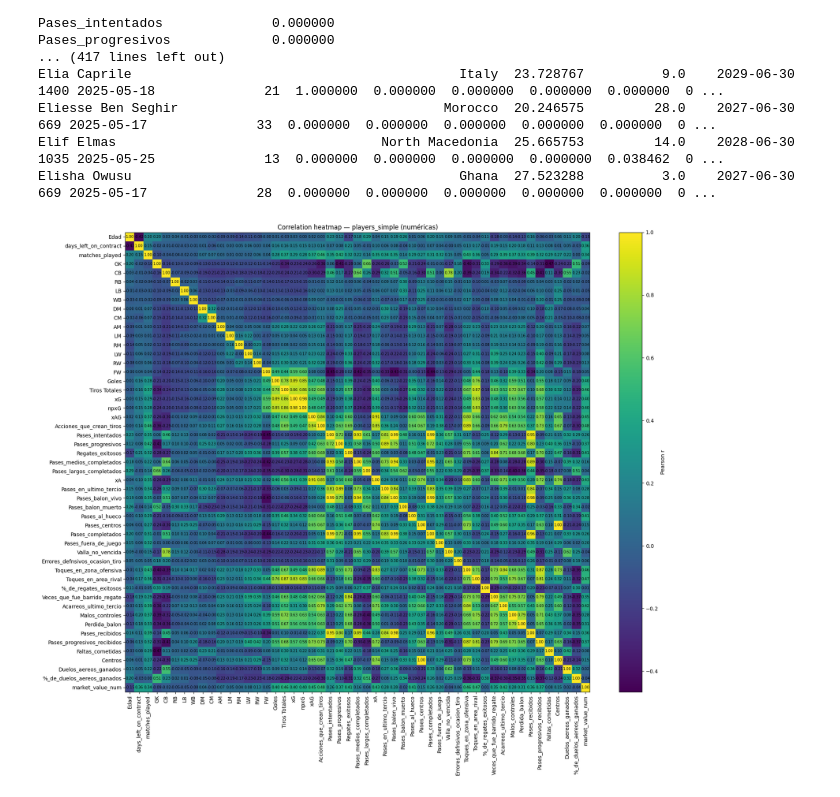
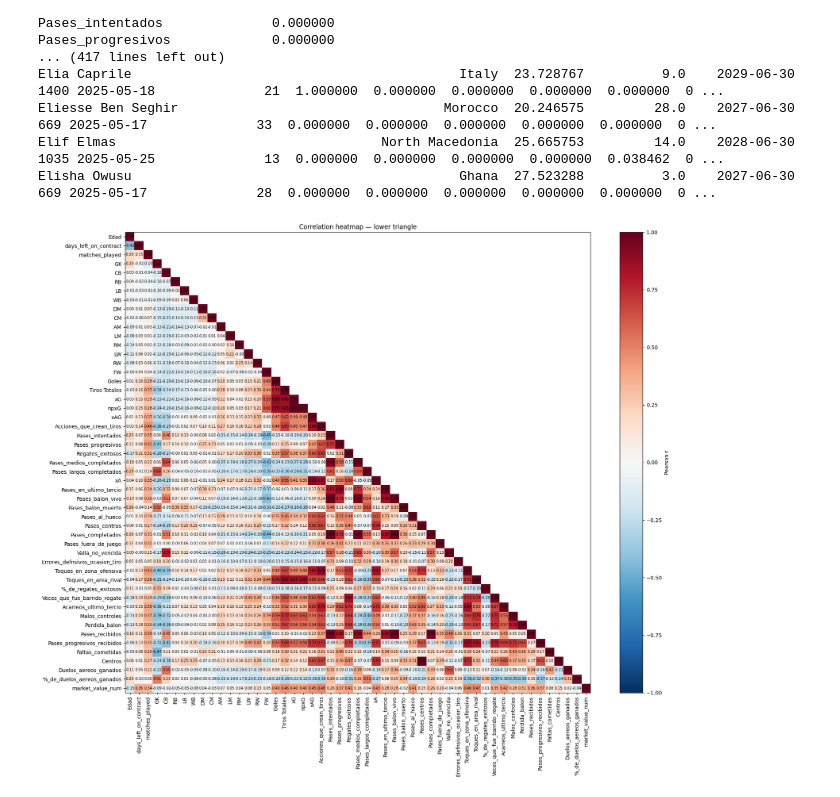
Before and after one commit to renegade93/business-intelligence-2025-2, a Jupyter notebook: futbol.ipynb, the cells around one changed output. Saved outputs shown, nothing was run; the diff lists cells and outputs as text; code cells hidden in the pictures.

Commit message:
final heatmap

```diff
--- a/futbol.ipynb
+++ b/futbol.ipynb
@@ -1167,0 +1188,2 @@ print(football_df_encoded.head().to_string())
+# %%
+football_df_encoded[["market_value"]] = football_df_encoded[["market_value"]].astype(float)
@@ -1373,28 +1402,43 @@ Elisha Owusu                                          Ghana  27.523288
 # %%
 import numpy as np
 import pandas as pd
 import matplotlib.pyplot as plt
 
 df = players_simple.copy()
 df["market_value_num"] = pd.to_numeric(df["market_value"], errors="coerce")
 
 num_df = df.select_dtypes(include=[np.number])
 corr = num_df.corr(numeric_only=True)
 
-plt.figure(figsize=(18, 15))
-plt.imshow(corr, aspect="auto", interpolation="nearest")
-plt.colorbar(label="Pearson r")
-plt.title("Correlation heatmap — players_simple (numéricas)")
-plt.xticks(range(len(corr.columns)), corr.columns, rotation=90)
-plt.yticks(range(len(corr.index)), corr.index)
+vals = corr.values
+# Mask upper triangle (above diagonal)
+upper_mask = np.triu(np.ones_like(vals, dtype=bool), k=1)
+vals_masked = np.ma.array(vals, mask=upper_mask)
 
-# 🔢 Anotar valores dentro de cada celda
-vals = corr.values
+fig, ax = plt.subplots(figsize=(18, 15))
+
+# Diverging cmap; show masked (upper) cells as white
+cmap = plt.cm.RdBu_r.copy()
+cmap.set_bad(color="white")
+
+im = ax.imshow(
+    vals_masked, cmap=cmap, vmin=-1, vmax=1, aspect="auto", interpolation="nearest"
+)
+fig.colorbar(im, ax=ax, label="Pearson r")
+
+ax.set_title("Correlation heatmap — lower triangle")
+ax.set_xticks(range(len(corr.columns)))
+ax.set_yticks(range(len(corr.index)))
+ax.set_xticklabels(corr.columns, rotation=90)
+ax.set_yticklabels(corr.index)
+
+# Annotate only lower triangle (i >= j)
 for i in range(vals.shape[0]):
     for j in range(vals.shape[1]):
-        plt.text(j, i, f"{vals[i, j]:.2f}", ha="center", va="center", fontsize=7)
+        if i >= j:
+            ax.text(j, i, f"{vals[i, j]:.2f}", ha="center", va="center", fontsize=7)
 
 plt.tight_layout()
 plt.show()
 # %% [output]
-[figure, old version]
+[figure, new version]
```
Also changed, not shown: parts of 6 cells of this notebook.
